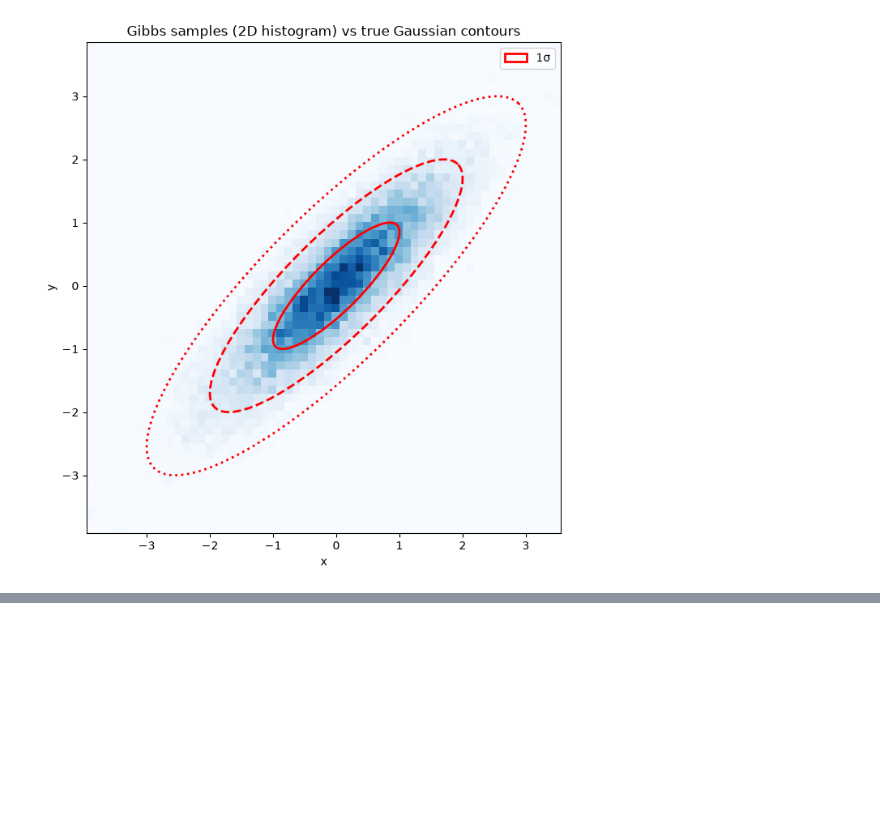
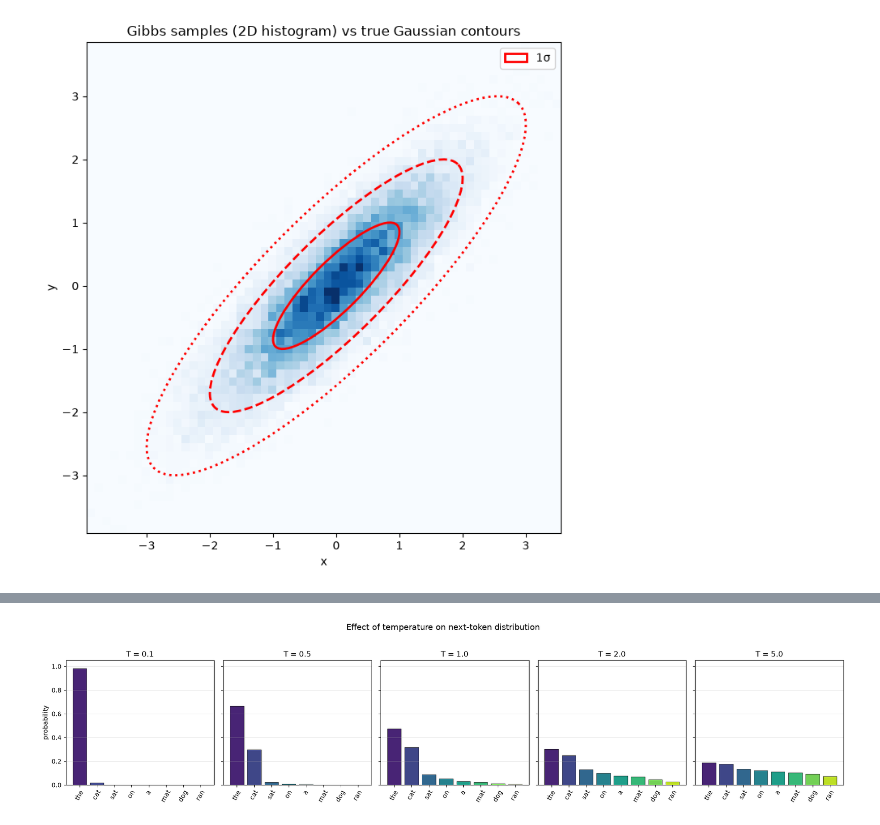
Before and after one commit to Saransh-Basu-01/AI_Engineering, a Jupyter notebook: Math_Fundamentals/Sampling_Methods/sampling.ipynb, the cells around one changed output, grey strips where cells are left out. Drawn from its saved outputs; the diff is of its cells as text; code cells hidden in the pictures; blank space fills up the shorter version.

Commit message:
temp sampling

```diff
--- a/Math_Fundamentals/Sampling_Methods/sampling.ipynb
+++ b/Math_Fundamentals/Sampling_Methods/sampling.ipynb
@@ -562,0 +585,17 @@ plt.show()
+# %%
+tokens = ["the", "cat", "sat", "on", "a", "mat", "dog", "ran"]
+logits = [3.2, 2.8, 1.5, 1.0, 0.5, 0.2, -0.5, -1.5]
+# %%
+print(f"{'Token':<6} {'logit':>7} | " +
+      "  ".join(f"T={T:<4}" for T in [0.1, 0.5, 1.0, 2.0, 5.0]))
+print("-" * 70)
+
+dist_table = {}
+for T in [0.1, 0.5, 1.0, 2.0, 5.0]:
+    scaled = [z / T for z in logits]
+    dist_table[T] = softmax(scaled)
+
+for i, tok in enumerate(tokens):
+    row = f"{tok:<6} {logits[i]:>7.2f} | "
+    row += "  ".join(f"{dist_table[T][i]:.4f}" for T in [0.1, 0.5, 1.0, 2.0, 5.0])
+    print(row)
@@ -562,0 +613,22 @@ plt.show()
+# %%
+fig, axes = plt.subplots(1, 5, figsize=(18, 4), sharey=True)
+
+temps = [0.1, 0.5, 1.0, 2.0, 5.0]
+colors = plt.cm.viridis(np.linspace(0.1, 0.9, len(tokens)))
+
+for ax, T in zip(axes, temps):
+    scaled = [z / T for z in logits]
+    probs = softmax(scaled)
+    bars = ax.bar(tokens, probs, color=colors, edgecolor='black', lw=0.5)
+    ax.set_title(f'T = {T}')
+    ax.set_ylim(0, 1.05)
+    ax.tick_params(axis='x', rotation=60)
+    ax.grid(alpha=0.3, axis='y')
+
+axes[0].set_ylabel('probability')
+plt.suptitle('Effect of temperature on next-token distribution', y=1.03, fontsize=13)
+plt.tight_layout()
+
+plt.show()
+# %% [output]
+[figure, added]
```
Also changed, not shown: parts of 7 cells of this notebook.
